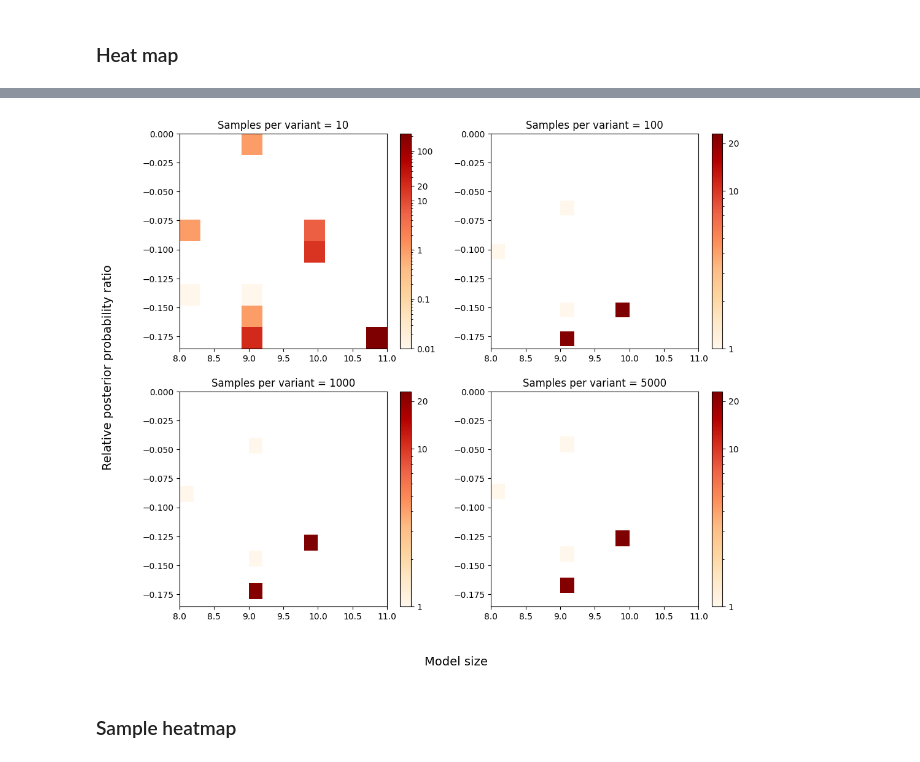
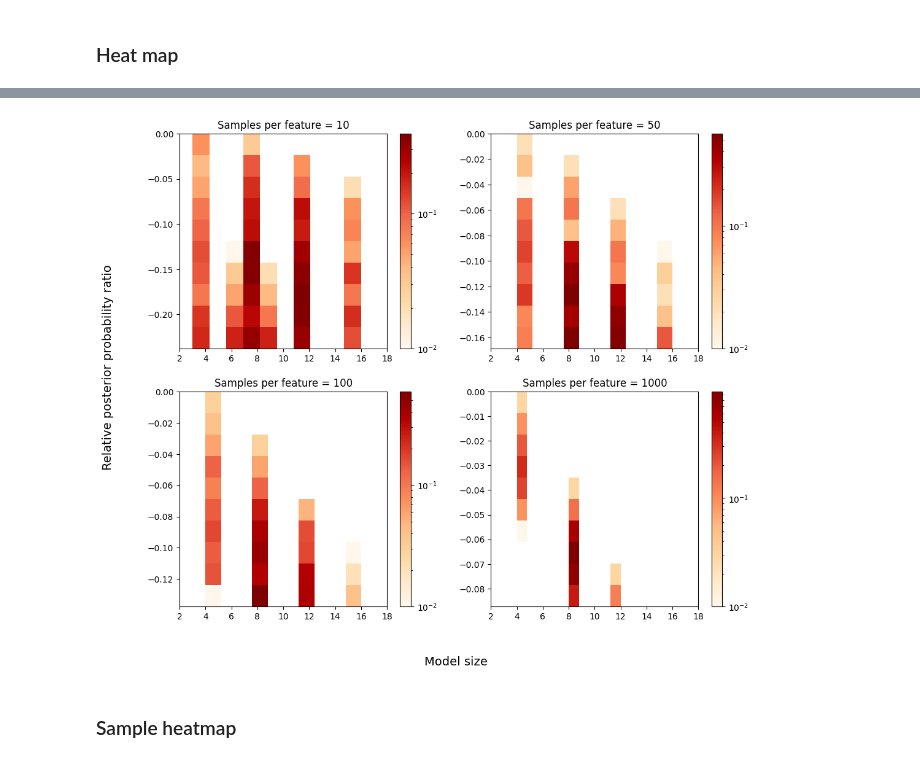
Before and after one commit to AparaV/rashomon-partition-sets, a Jupyter notebook: Code/analyze_results.ipynb, the cells around one changed output, grey strips where cells are left out. Cells and saved outputs as stored; diff of their text form; code cells hidden in the pictures.

Commit message:
Regenerate histogram plot

```diff
--- a/Code/analyze_results.ipynb
+++ b/Code/analyze_results.ipynb
@@ -1029,22 +1029,23 @@ plt.show()
 # %%
 heatmap_df = rashomon_raw_df.copy()
 
-reg = 1e-1
+reg = 1e-2
 heatmap_df["loss"] = heatmap_df["MSE"] + reg * heatmap_df["num_pools"]
 heatmap_df["posterior"] = np.exp(-heatmap_df["loss"])
-heatmap_df["posterior"] = (heatmap_df["posterior"] - np.max(heatmap_df["posterior"])) / np.max(heatmap_df["posterior"])
+# heatmap_df["posterior"] = (heatmap_df["posterior"] - np.max(heatmap_df["posterior"])) / np.max(heatmap_df["posterior"])
 # heatmap_df["posterior"] = (heatmap_df["posterior"] - np.min(heatmap_df["posterior"])) / \
 #     (np.max(heatmap_df["posterior"]) - np.min(heatmap_df["posterior"]))
 
 
 heatmap_dfs = [None]*4
-heatmap_dfs[0] = heatmap_df[heatmap_df["n_per_pol"] == 10]
-heatmap_dfs[1] = heatmap_df[heatmap_df["n_per_pol"] == 100]
-heatmap_dfs[2] = heatmap_df[heatmap_df["n_per_pol"] == 1000]
-heatmap_dfs[3] = heatmap_df[heatmap_df["n_per_pol"] == 5000]
-# for i in range(4):
-#     heatmap_dfs[i]["posterior"] = (heatmap_dfs[i]["posterior"] - np.min(heatmap_dfs[i]["posterior"])) / \
-#         (np.max(heatmap_dfs[i]["posterior"]) - np.min(heatmap_dfs[i]["posterior"]))
+heatmap_dfs[0] = heatmap_df[heatmap_df["n_per_pol"] == 10].copy()
+heatmap_dfs[1] = heatmap_df[heatmap_df["n_per_pol"] == 50].copy()
+heatmap_dfs[2] = heatmap_df[heatmap_df["n_per_pol"] == 100].copy()
+heatmap_dfs[3] = heatmap_df[heatmap_df["n_per_pol"] == 1000].copy()
+for i in range(4):
+    heatmap_dfs[i]["posterior"] = (heatmap_dfs[i]["posterior"] - np.max(heatmap_dfs[i]["posterior"])) / np.max(heatmap_dfs[i]["posterior"])
+    # heatmap_dfs[i]["posterior"] = (heatmap_dfs[i]["posterior"] - np.min(heatmap_dfs[i]["posterior"])) / \
+    #     (np.max(heatmap_dfs[i]["posterior"]) - np.min(heatmap_dfs[i]["posterior"]))
 # %%
 heatmap_df.head()
 # %% [output]
@@ -1058,63 +1059,68 @@ heatmap_df.head()
 fig, ax = plt.subplots(2, 2, figsize=(12,10))
 
 h = ax[0, 0].hist2d(heatmap_dfs[0]["num_pools"], heatmap_dfs[0]["posterior"], norm=colors.LogNorm(),
-             cmap="OrRd", weights=[1e-2]*len(heatmap_dfs[0]))
-ax[0, 0].set_title("Samples per variant = 10", fontsize=12)
+             cmap="OrRd",
+             weights=[1e-2]*len(heatmap_dfs[0])
+            #  weights=[1]*len(heatmap_dfs[0])
+             )
+ax[0, 0].set_title("Samples per feature = 10", fontsize=12)
 cb_00 = fig.colorbar(h[3], norm=colors.NoNorm, ax=ax[0, 0])
 # ticks_00 = [0.01, 0.1, 0.5, 1]
-# ticks_00 = [0.01, 0.1, 1, 10, 20, 100]
-ticks_00 = [0.01, 0.1, 1, 10, 20, 100]
-cb_00.set_ticks(ticks_00)
-cb_00.set_ticklabels(ticks_00)
+# # ticks_00 = [0.01, 0.1, 1, 10, 20, 100]
+# # ticks_00 = [1, 10, 20, 40]
+# cb_00.set_ticks(ticks_00)
+# cb_00.set_ticklabels(ticks_00)
 
 
 h = ax[0, 1].hist2d(heatmap_dfs[1]["num_pools"], heatmap_dfs[1]["posterior"], norm=colors.LogNorm(),
              cmap="OrRd", weights=[1e-2]*len(heatmap_dfs[1]))
-ax[0, 1].set_title("Samples per variant = 100", fontsize=12)
+ax[0, 1].set_title("Samples per feature = 50", fontsize=12)
 cb_01 = fig.colorbar(h[3], norm=colors.NoNorm, ax=ax[0, 1])
 # ticks_01 = [0.01, 0.1, 0.5, 1]
-# ticks_01 = [0.01, 0.1, 1, 10, 40]
-ticks_01 = [1, 10, 20]
-cb_01.set_ticks(ticks_01)
-cb_01.set_ticklabels(ticks_01)
+# # ticks_01 = [0.01, 0.1, 1, 10, 40]
+# # ticks_01 = [1, 10, 30, 60]
+# cb_01.set_ticks(ticks_01)
+# cb_01.set_ticklabels(ticks_01)
 
 h = ax[1, 0].hist2d(heatmap_dfs[2]["num_pools"], heatmap_dfs[2]["posterior"], norm=colors.LogNorm(),
              cmap="OrRd", weights=[1e-2]*len(heatmap_dfs[2]))
-ax[1, 0].set_title("Samples per variant = 1000", fontsize=12)
+ax[1, 0].set_title("Samples per feature = 100", fontsize=12)
 cb_10 = fig.colorbar(h[3], norm=colors.NoNorm, ax=ax[1, 0])
-# ticks_10 = [0.05, 0.1, 1]
-# ticks_10 = [0.01, 0.1, 1, 10, 20]
-ticks_10 = [1, 10, 20]
-cb_10.set_ticks(ticks_10)
-cb_10.set_ticklabels(ticks_10)
+# ticks_10 = [0.01, 0.1, 0.5, 1]
+# # ticks_10 = [0.01, 0.1, 1, 10, 20]
+# # ticks_10 = [1, 10, 30, 70]
+# cb_10.set_ticks(ticks_10)
+# cb_10.set_ticklabels(ticks_10)
 
 h = ax[1, 1].hist2d(heatmap_dfs[3]["num_pools"], heatmap_dfs[3]["posterior"], norm=colors.LogNorm(),
              cmap="OrRd", weights=[1e-2]*len(heatmap_dfs[3]))
-ax[1, 1].set_title("Samples per variant = 5000", fontsize=12)
+ax[1, 1].set_title("Samples per feature = 1000", fontsize=12)
 cb_11 = fig.colorbar(h[3], norm=colors.NoNorm, ax=ax[1, 1])
-# ticks_11 = [0.1, 1, 2]
-# ticks_11 = [0.01, 1, 10, 20]
-ticks_11 = [1, 10, 20]
-cb_11.set_ticks(ticks_11)
-cb_11.set_ticklabels(ticks_11)
+# ticks_11 = [0.01, 0.1, 0.5, 1]
+# # ticks_11 = [0.01, 1, 10, 20]
+# # ticks_11 = [1, 10, 50, 100]
+# cb_11.set_ticks(ticks_11)
+# cb_11.set_ticklabels(ticks_11)
 
 for i in range(2):
     for j in range(2):
-        ax[i, j].set_ylim(np.min(heatmap_df["posterior"]), 0)
+        idx = i * 2 + j
+        ax[i, j].set_ylim(np.min(heatmap_dfs[idx]["posterior"]), np.max(heatmap_dfs[idx]["posterior"]))
+        # ax[i, j].set_ylim(0, 1)
         # ax[i, j].set_xlim(2, 9)
         # ax[i, j].set_xlim(8, 13)
-        ax[i, j].set_xlim(8, 11)
+        ax[i, j].set_xlim(2, 18)
 #         ax[i, j].set_ylabel("Scaled Posterior probability", fontsize=12)
 
 
 fig.supylabel("Relative posterior probability ratio", fontsize=14)
 fig.supxlabel("Model size", fontsize=14)
 
 # plt.savefig("../Figures/sim_" + n_str + "/rset_2d_hist.png", dpi=300, bbox_inches="tight")
-# plt.savefig("../Figures/worst_case/rset_2d_hist.png", dpi=300, bbox_inches="tight")
+plt.savefig("../Figures/worst_case/rset_2d_hist.png", dpi=300, bbox_inches="tight")
 plt.show()
 # %% [output]
-[figure, old version]
+[figure, new version]
 # %% [markdown]
 ### Sample heatmap
 # %%
```
Also changed, not shown: parts of 1 cell of this notebook, 1 other file.
